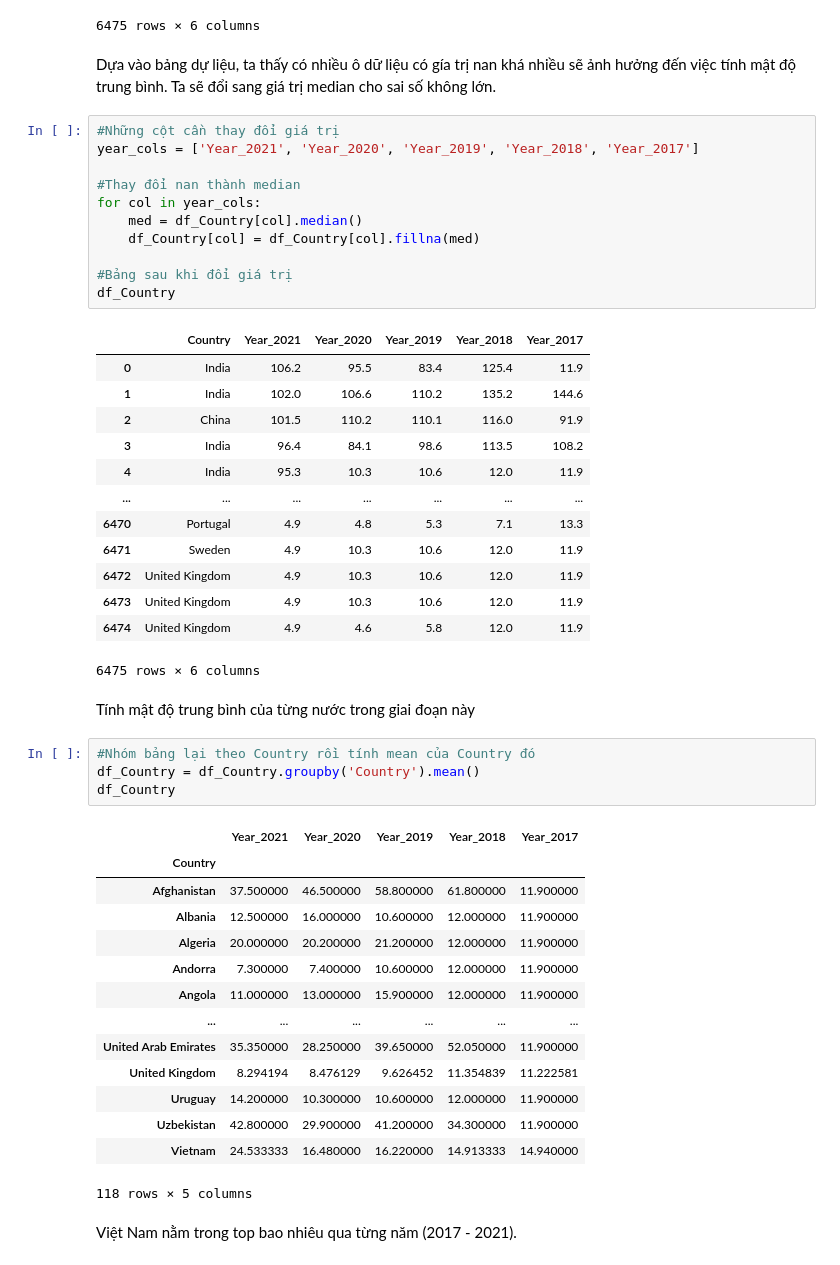
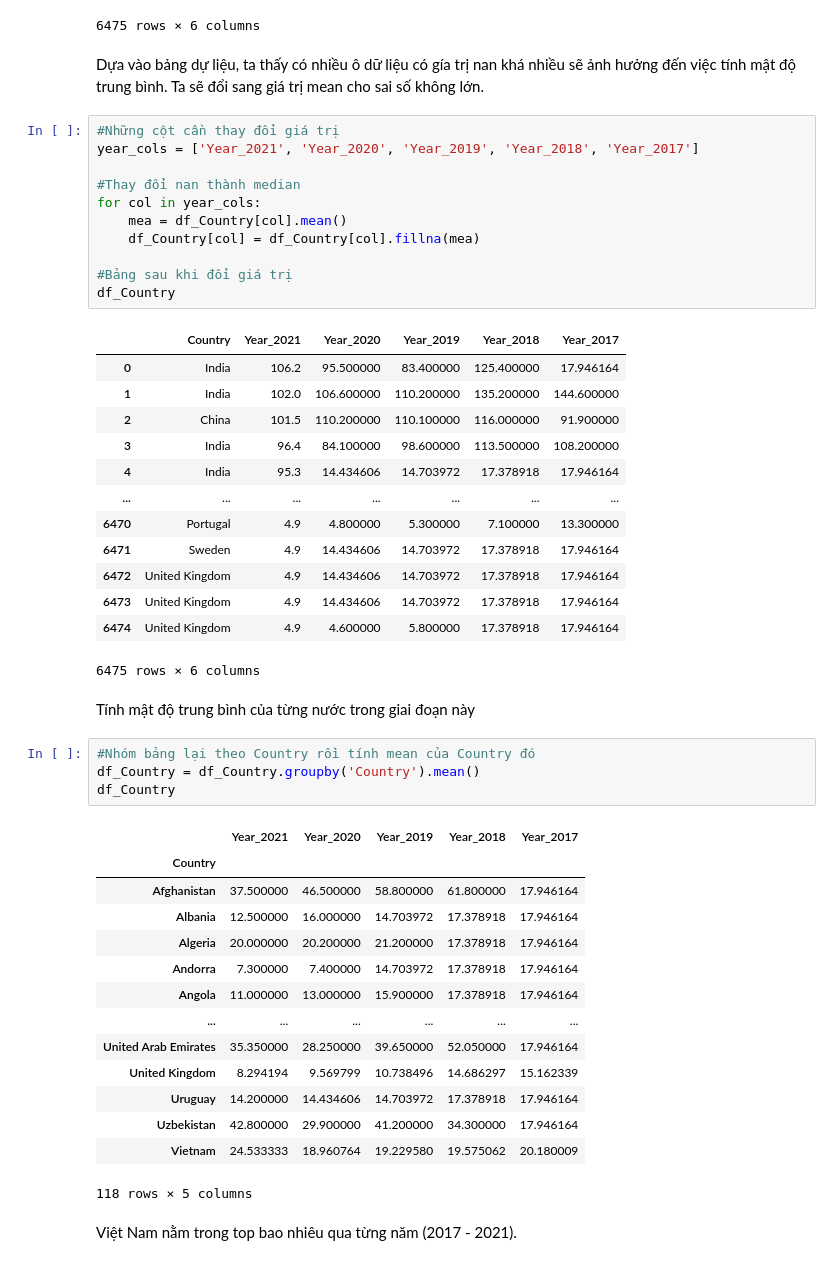
Before and after one commit to yakhimm/NMKHDL_20, a Jupyter notebook: cau2.ipynb, the cells around one changed output. Drawn from its saved outputs; the diff is of its cells as text.

```diff
--- a/cau2.ipynb
+++ b/cau2.ipynb
@@ -43,31 +43,31 @@ df_Country
 | 6474 | United Kingdom | 4.9 | 4.6 | 5.8 | NaN | NaN |
 6475 rows × 6 columns
 # %% [markdown]
-Dựa vào bảng dự liệu, ta thấy có nhiều ô dữ liệu có gía trị nan khá nhiều sẽ ảnh hưởng đến việc tính mật độ trung bình. Ta sẽ đổi sang giá trị median cho sai số không lớn.
+Dựa vào bảng dự liệu, ta thấy có nhiều ô dữ liệu có gía trị nan khá nhiều sẽ ảnh hưởng đến việc tính mật độ trung bình. Ta sẽ đổi sang giá trị mean cho sai số không lớn.
 # %%
 #Những cột cần thay đổi giá trị
 year_cols = ['Year_2021', 'Year_2020', 'Year_2019', 'Year_2018', 'Year_2017']
 
 #Thay đổi nan thành median
 for col in year_cols:
-    med = df_Country[col].median()
-    df_Country[col] = df_Country[col].fillna(med)
+    mea = df_Country[col].mean()
+    df_Country[col] = df_Country[col].fillna(mea)
 
 #Bảng sau khi đổi giá trị
 df_Country
 # %% [output]
 |  | Country | Year_2021 | Year_2020 | Year_2019 | Year_2018 | Year_2017 |
-| 0 | India | 106.2 | 95.5 | 83.4 | 125.4 | 11.9 |
-| 1 | India | 102.0 | 106.6 | 110.2 | 135.2 | 144.6 |
-| 2 | China | 101.5 | 110.2 | 110.1 | 116.0 | 91.9 |
-| 3 | India | 96.4 | 84.1 | 98.6 | 113.5 | 108.2 |
-| 4 | India | 95.3 | 10.3 | 10.6 | 12.0 | 11.9 |
+| 0 | India | 106.2 | 95.500000 | 83.400000 | 125.400000 | 17.946164 |
+| 1 | India | 102.0 | 106.600000 | 110.200000 | 135.200000 | 144.600000 |
+| 2 | China | 101.5 | 110.200000 | 110.100000 | 116.000000 | 91.900000 |
+| 3 | India | 96.4 | 84.100000 | 98.600000 | 113.500000 | 108.200000 |
+| 4 | India | 95.3 | 14.434606 | 14.703972 | 17.378918 | 17.946164 |
 | ... | ... | ... | ... | ... | ... | ... |
-| 6470 | Portugal | 4.9 | 4.8 | 5.3 | 7.1 | 13.3 |
-| 6471 | Sweden | 4.9 | 10.3 | 10.6 | 12.0 | 11.9 |
-| 6472 | United Kingdom | 4.9 | 10.3 | 10.6 | 12.0 | 11.9 |
-| 6473 | United Kingdom | 4.9 | 10.3 | 10.6 | 12.0 | 11.9 |
-| 6474 | United Kingdom | 4.9 | 4.6 | 5.8 | 12.0 | 11.9 |
+| 6470 | Portugal | 4.9 | 4.800000 | 5.300000 | 7.100000 | 13.300000 |
+| 6471 | Sweden | 4.9 | 14.434606 | 14.703972 | 17.378918 | 17.946164 |
+| 6472 | United Kingdom | 4.9 | 14.434606 | 14.703972 | 17.378918 | 17.946164 |
+| 6473 | United Kingdom | 4.9 | 14.434606 | 14.703972 | 17.378918 | 17.946164 |
+| 6474 | United Kingdom | 4.9 | 4.600000 | 5.800000 | 17.378918 | 17.946164 |
 6475 rows × 6 columns
 # %% [markdown]
 Tính mật độ trung bình của từng nước trong giai đoạn này
@@ -78,17 +78,17 @@ df_Country
 # %% [output]
 |  | Year_2021 | Year_2020 | Year_2019 | Year_2018 | Year_2017 |
 | Country |  |  |  |  |  |
-| Afghanistan | 37.500000 | 46.500000 | 58.800000 | 61.800000 | 11.900000 |
-| Albania | 12.500000 | 16.000000 | 10.600000 | 12.000000 | 11.900000 |
-| Algeria | 20.000000 | 20.200000 | 21.200000 | 12.000000 | 11.900000 |
-| Andorra | 7.300000 | 7.400000 | 10.600000 | 12.000000 | 11.900000 |
-| Angola | 11.000000 | 13.000000 | 15.900000 | 12.000000 | 11.900000 |
+| Afghanistan | 37.500000 | 46.500000 | 58.800000 | 61.800000 | 17.946164 |
+| Albania | 12.500000 | 16.000000 | 14.703972 | 17.378918 | 17.946164 |
+| Algeria | 20.000000 | 20.200000 | 21.200000 | 17.378918 | 17.946164 |
+| Andorra | 7.300000 | 7.400000 | 14.703972 | 17.378918 | 17.946164 |
+| Angola | 11.000000 | 13.000000 | 15.900000 | 17.378918 | 17.946164 |
 | ... | ... | ... | ... | ... | ... |
-| United Arab Emirates | 35.350000 | 28.250000 | 39.650000 | 52.050000 | 11.900000 |
-| United Kingdom | 8.294194 | 8.476129 | 9.626452 | 11.354839 | 11.222581 |
-| Uruguay | 14.200000 | 10.300000 | 10.600000 | 12.000000 | 11.900000 |
-| Uzbekistan | 42.800000 | 29.900000 | 41.200000 | 34.300000 | 11.900000 |
-| Vietnam | 24.533333 | 16.480000 | 16.220000 | 14.913333 | 14.940000 |
+| United Arab Emirates | 35.350000 | 28.250000 | 39.650000 | 52.050000 | 17.946164 |
+| United Kingdom | 8.294194 | 9.569799 | 10.738496 | 14.686297 | 15.162339 |
+| Uruguay | 14.200000 | 14.434606 | 14.703972 | 17.378918 | 17.946164 |
+| Uzbekistan | 42.800000 | 29.900000 | 41.200000 | 34.300000 | 17.946164 |
+| Vietnam | 24.533333 | 18.960764 | 19.229580 | 19.575062 | 20.180009 |
 118 rows × 5 columns
 # %% [markdown]
 Việt Nam nằm trong top bao nhiêu qua từng năm (2017 - 2021).
```
Also changed, not shown: parts of 16 cells of this notebook, 6 other files.
